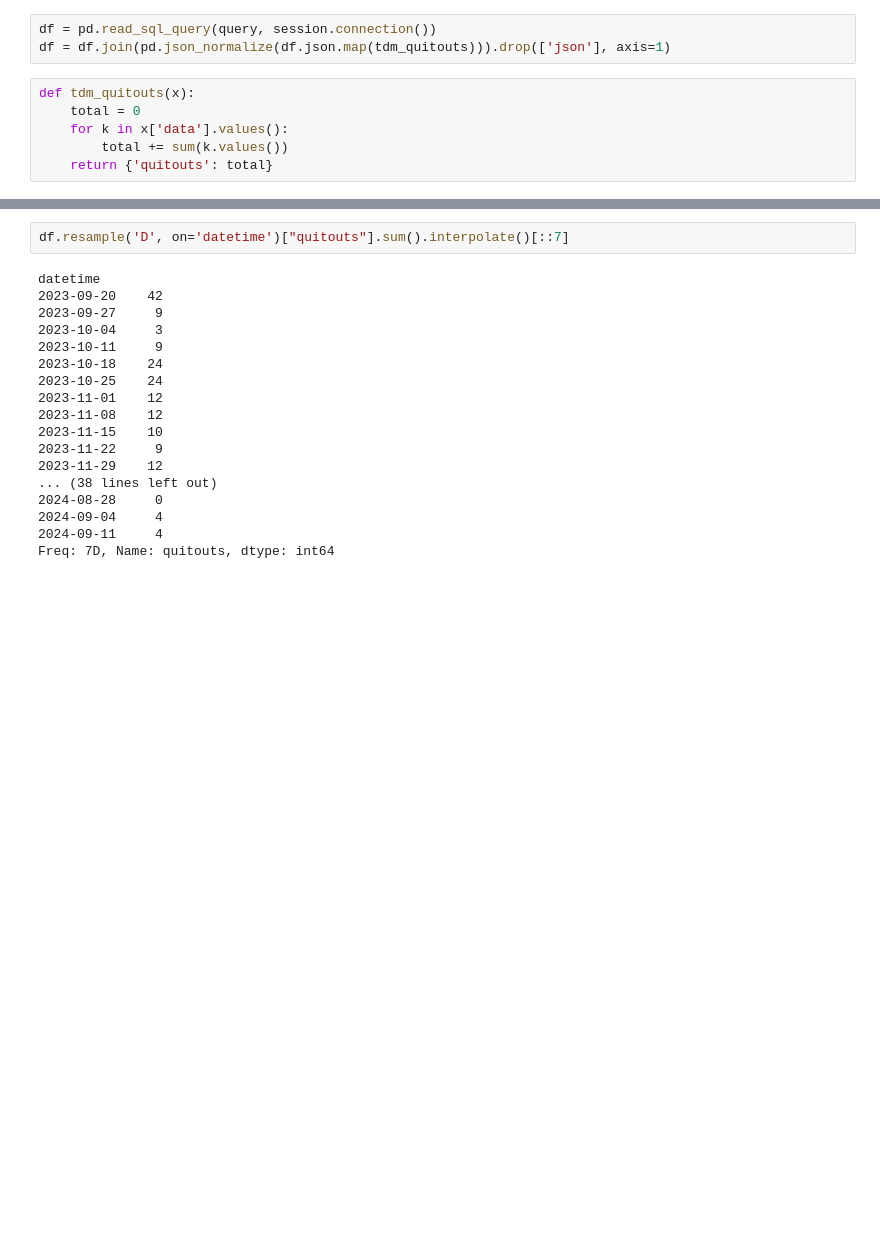
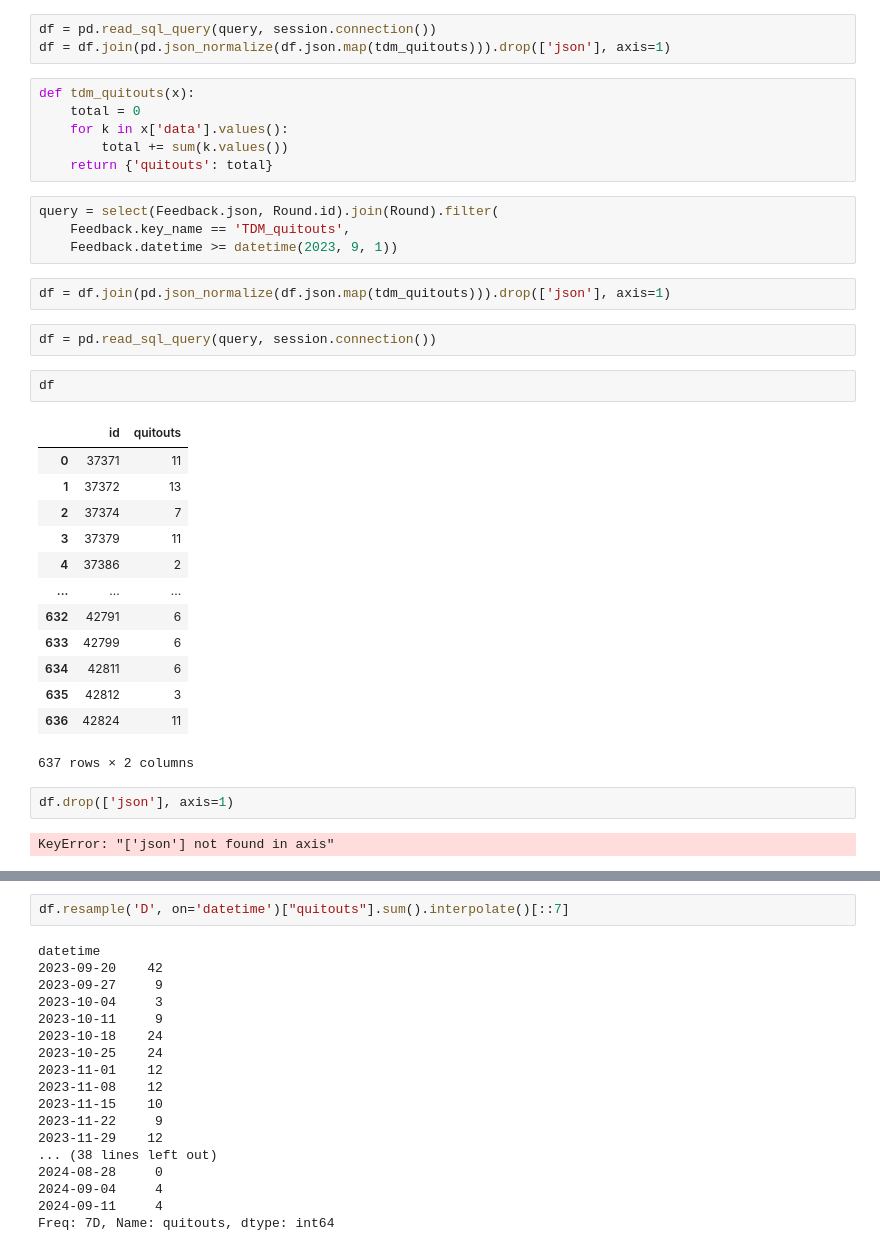
Before and after one commit to warriorstar-orion/ss13_blackbox_tools, a Jupyter notebook: tdm_roundquits.ipynb, the cells around one changed output, grey strips where cells are left out. Drawn from its saved outputs; the diff is of its cells as text; blank space fills up the shorter version.

```diff
--- a/tdm_roundquits.ipynb
+++ b/tdm_roundquits.ipynb
@@ -16,3 +16,31 @@ def tdm_quitouts(x):
     for k in x['data'].values():
         total += sum(k.values())
     return {'quitouts': total}
+# %%
+query = select(Feedback.json, Round.id).join(Round).filter(
+    Feedback.key_name == 'TDM_quitouts',
+    Feedback.datetime >= datetime(2023, 9, 1))
+# %%
+df = df.join(pd.json_normalize(df.json.map(tdm_quitouts))).drop(['json'], axis=1)
+# %%
+df = pd.read_sql_query(query, session.connection())
+# %%
+df
+# %% [output]
+|  | id | quitouts |
+| 0 | 37371 | 11 |
+| 1 | 37372 | 13 |
+| 2 | 37374 | 7 |
+| 3 | 37379 | 11 |
+| 4 | 37386 | 2 |
+| ... | ... | ... |
+| 632 | 42791 | 6 |
+| 633 | 42799 | 6 |
+| 634 | 42811 | 6 |
+| 635 | 42812 | 3 |
+| 636 | 42824 | 11 |
+637 rows × 2 columns
+# %%
+df.drop(['json'], axis=1)
+# %% [output]
+KeyError: "['json'] not found in axis"
```
Also changed, not shown: parts of 5 cells of this notebook, 43 other files.
